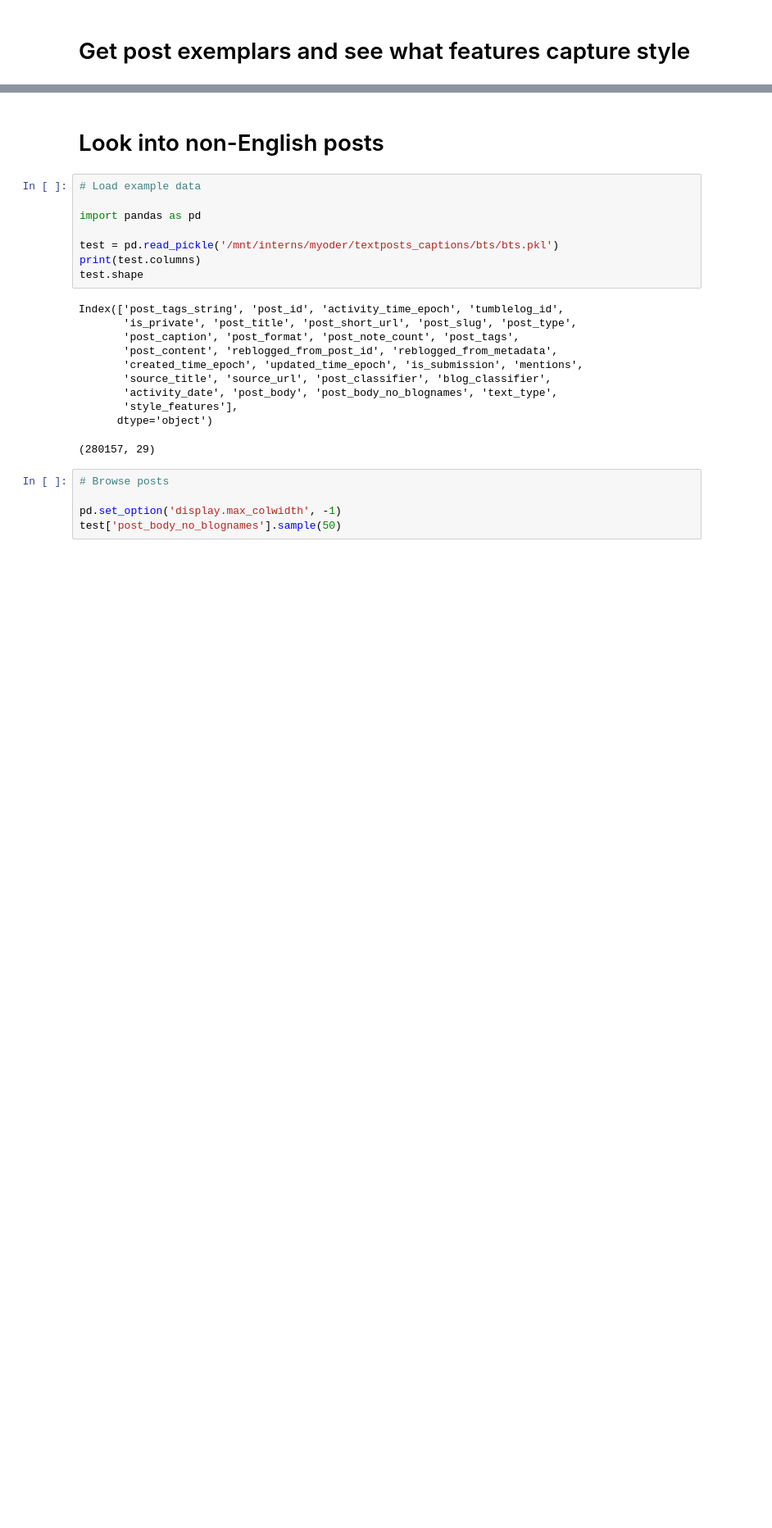
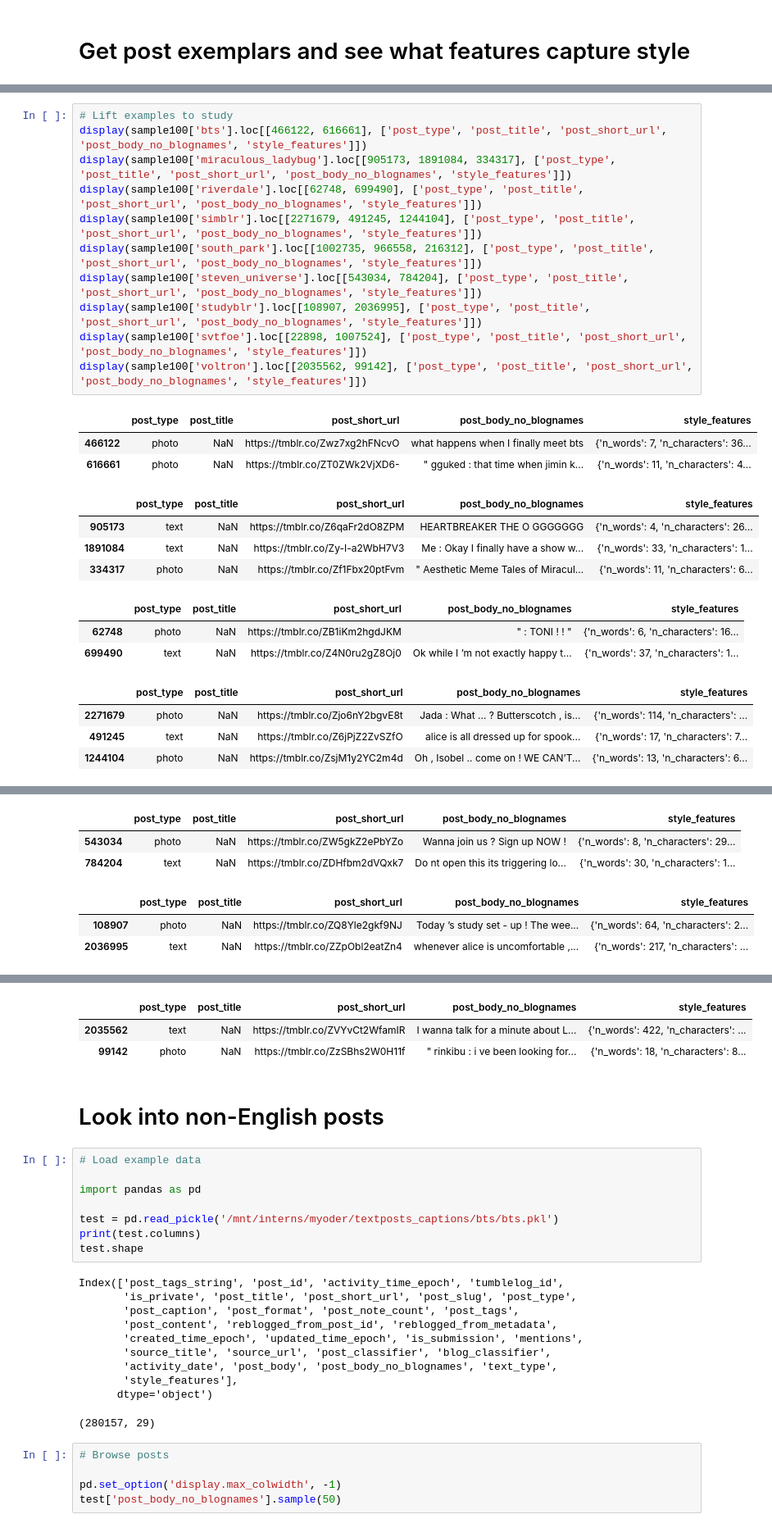
Before and after one commit to michaelmilleryoder/tumblr-scripts, a Jupyter notebook: jupyter/style_features_data.ipynb, the cells around one changed output, grey strips where cells are left out. Shown at 82% size. Cells and saved outputs as stored; diff of their text form; blank space fills up the shorter version.

```diff
--- a/jupyter/style_features_data.ipynb
+++ b/jupyter/style_features_data.ipynb
@@ -22,0 +110,26 @@ sample100['bts'].sample(2).loc[:, ['post_type', 'post_title', 'post_short_url',
+# %%
+# Lift examples to study
+display(sample100['bts'].loc[[466122, 616661], ['post_type', 'post_title', 'post_short_url', 'post_body_no_blognames', 'style_features']])
+display(sample100['miraculous_ladybug'].loc[[905173, 1891084, 334317], ['post_type', 'post_title', 'post_short_url', 'post_body_no_blognames', 'style_features']])
+display(sample100['riverdale'].loc[[62748, 699490], ['post_type', 'post_title', 'post_short_url', 'post_body_no_blognames', 'style_features']])
+display(sample100['simblr'].loc[[2271679, 491245, 1244104], ['post_type', 'post_title', 'post_short_url', 'post_body_no_blognames', 'style_features']])
+display(sample100['south_park'].loc[[1002735, 966558, 216312], ['post_type', 'post_title', 'post_short_url', 'post_body_no_blognames', 'style_features']])
+display(sample100['steven_universe'].loc[[543034, 784204], ['post_type', 'post_title', 'post_short_url', 'post_body_no_blognames', 'style_features']])
+display(sample100['studyblr'].loc[[108907, 2036995], ['post_type', 'post_title', 'post_short_url', 'post_body_no_blognames', 'style_features']])
+display(sample100['svtfoe'].loc[[22898, 1007524], ['post_type', 'post_title', 'post_short_url', 'post_body_no_blognames', 'style_features']])
+display(sample100['voltron'].loc[[2035562, 99142], ['post_type', 'post_title', 'post_short_url', 'post_body_no_blognames', 'style_features']])
+# %% [output]
+|  | post_type | post_title | post_short_url | post_body_no_blognames | style_features |
+| 466122 | photo | NaN | https://tmblr.co/Zwz7xg2hFNcvO | what happens when I finally meet bts | {'n_words': 7, 'n_characters': 36... |
+| 616661 | photo | NaN | https://tmblr.co/ZT0ZWk2VjXD6- | " gguked : that time when jimin k... | {'n_words': 11, 'n_characters': 4... |
+|  | post_type | post_title | post_short_url | post_body_no_blognames | style_features |
+| 905173 | text | NaN | https://tmblr.co/Z6qaFr2dO8ZPM | HEARTBREAKER THE O GGGGGGG | {'n_words': 4, 'n_characters': 26... |
+| 1891084 | text | NaN | https://tmblr.co/Zy-I-a2WbH7V3 | Me : Okay I finally have a show w... | {'n_words': 33, 'n_characters': 1... |
+| 334317 | photo | NaN | https://tmblr.co/Zf1Fbx20ptFvm | " Aesthetic Meme Tales of Miracul... | {'n_words': 11, 'n_characters': 6... |
+|  | post_type | post_title | post_short_url | post_body_no_blognames | style_features |
+| 62748 | photo | NaN | https://tmblr.co/ZB1iKm2hgdJKM | " : TONI ! ! " | {'n_words': 6, 'n_characters': 16... |
+| 699490 | text | NaN | https://tmblr.co/Z4N0ru2gZ8Oj0 | Ok while I ’m not exactly happy t... | {'n_words': 37, 'n_characters': 1... |
+|  | post_type | post_title | post_short_url | post_body_no_blognames | style_features |
+| 2271679 | photo | NaN | https://tmblr.co/Zjo6nY2bgvE8t | Jada : What … ? Butterscotch , is... | {'n_words': 114, 'n_characters': ... |
+| 491245 | text | NaN | https://tmblr.co/Z6jPjZ2ZvSZfO | alice is all dressed up for spook... | {'n_words': 17, 'n_characters': 7... |
+| 1244104 | photo | NaN | https://tmblr.co/ZsjM1y2YC2m4d | Oh , Isobel .. come on ! WE CAN’T... | {'n_words': 13, 'n_characters': 6... |
@@ -22,0 +140,6 @@ sample100['bts'].sample(2).loc[:, ['post_type', 'post_title', 'post_short_url',
+|  | post_type | post_title | post_short_url | post_body_no_blognames | style_features |
+| 543034 | photo | NaN | https://tmblr.co/ZW5gkZ2ePbYZo | Wanna join us ? Sign up NOW ! | {'n_words': 8, 'n_characters': 29... |
+| 784204 | text | NaN | https://tmblr.co/ZDHfbm2dVQxk7 | Do nt open this its triggering lo... | {'n_words': 30, 'n_characters': 1... |
+|  | post_type | post_title | post_short_url | post_body_no_blognames | style_features |
+| 108907 | photo | NaN | https://tmblr.co/ZQ8Yle2gkf9NJ | Today ’s study set - up ! The wee... | {'n_words': 64, 'n_characters': 2... |
+| 2036995 | text | NaN | https://tmblr.co/ZZpObl2eatZn4 | whenever alice is uncomfortable ,... | {'n_words': 217, 'n_characters': ... |
@@ -23,3 +149,6 @@ sample100['bts'].sample(2).loc[:, ['post_type', 'post_title', 'post_short_url',
+|  | post_type | post_title | post_short_url | post_body_no_blognames | style_features |
+| 2035562 | text | NaN | https://tmblr.co/ZVYvCt2WfamIR | I wanna talk for a minute about L... | {'n_words': 422, 'n_characters': ... |
+| 99142 | photo | NaN | https://tmblr.co/ZzSBhs2W0H11f | " rinkibu : i ve been looking for... | {'n_words': 18, 'n_characters': 8... |
 # %% [markdown]
 # Look into non-English posts
 # %%
```
Also changed, not shown: parts of 8 cells of this notebook, 4 other files.
